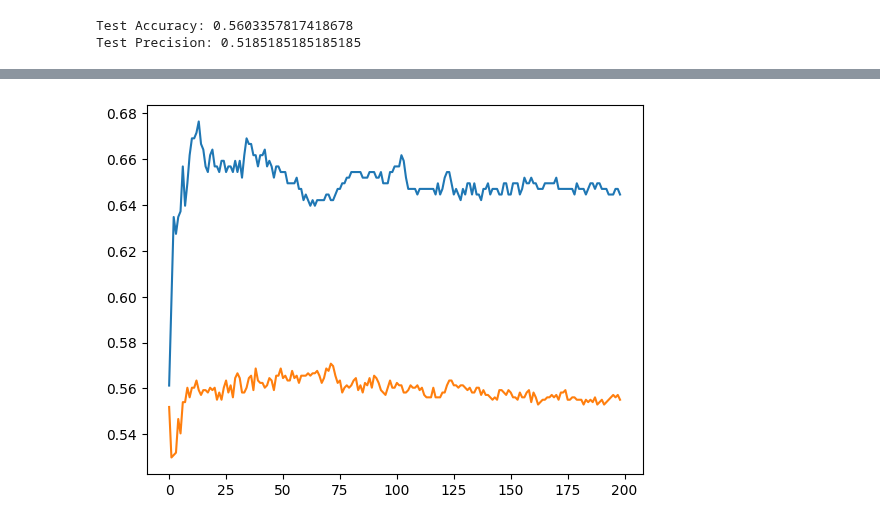
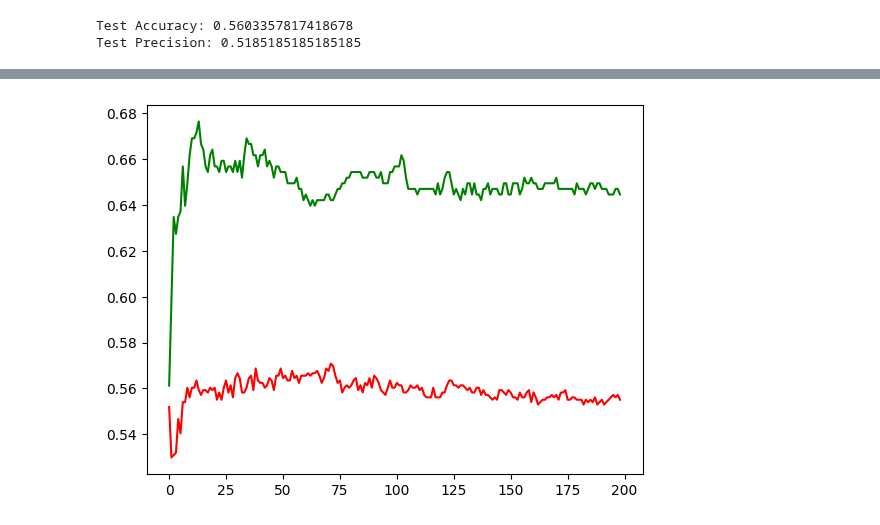
Before and after one commit to ItMeansBigMountain/Financial.Market.ML, a Jupyter notebook: 1_Unsupervised/4-Principle-Component-Analysis-Dimentionality-Reduction.ipynb, the cells around one changed output, grey strips where cells are left out. Drawn from its saved outputs; the diff is of its cells as text; code cells hidden in the pictures.

```diff
--- a/1_Unsupervised/4-Principle-Component-Analysis-Dimentionality-Reduction.ipynb
+++ b/1_Unsupervised/4-Principle-Component-Analysis-Dimentionality-Reduction.ipynb
@@ -288,8 +300,8 @@ for i in values:
     test_scores.append(accuracy_test)
 # %%
 # Plot Results
-plt.plot(train_scores)
-plt.plot(test_scores)
+plt.plot(train_scores ,c = "g")
+plt.plot(test_scores, c = "r")
 plt.show()
 # %% [output]
-[figure, old version]
+[figure, new version]
```
Also changed, not shown: parts of 4 cells of this notebook.
